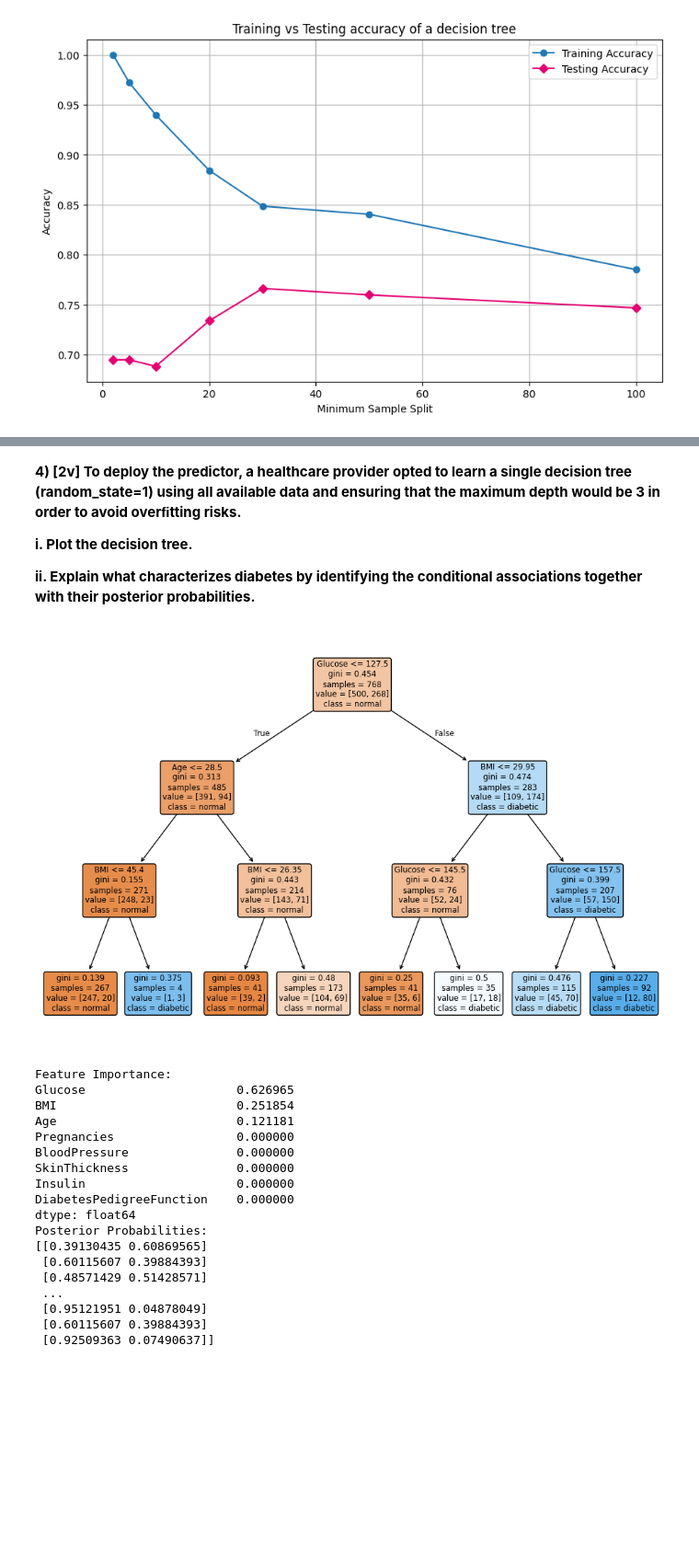
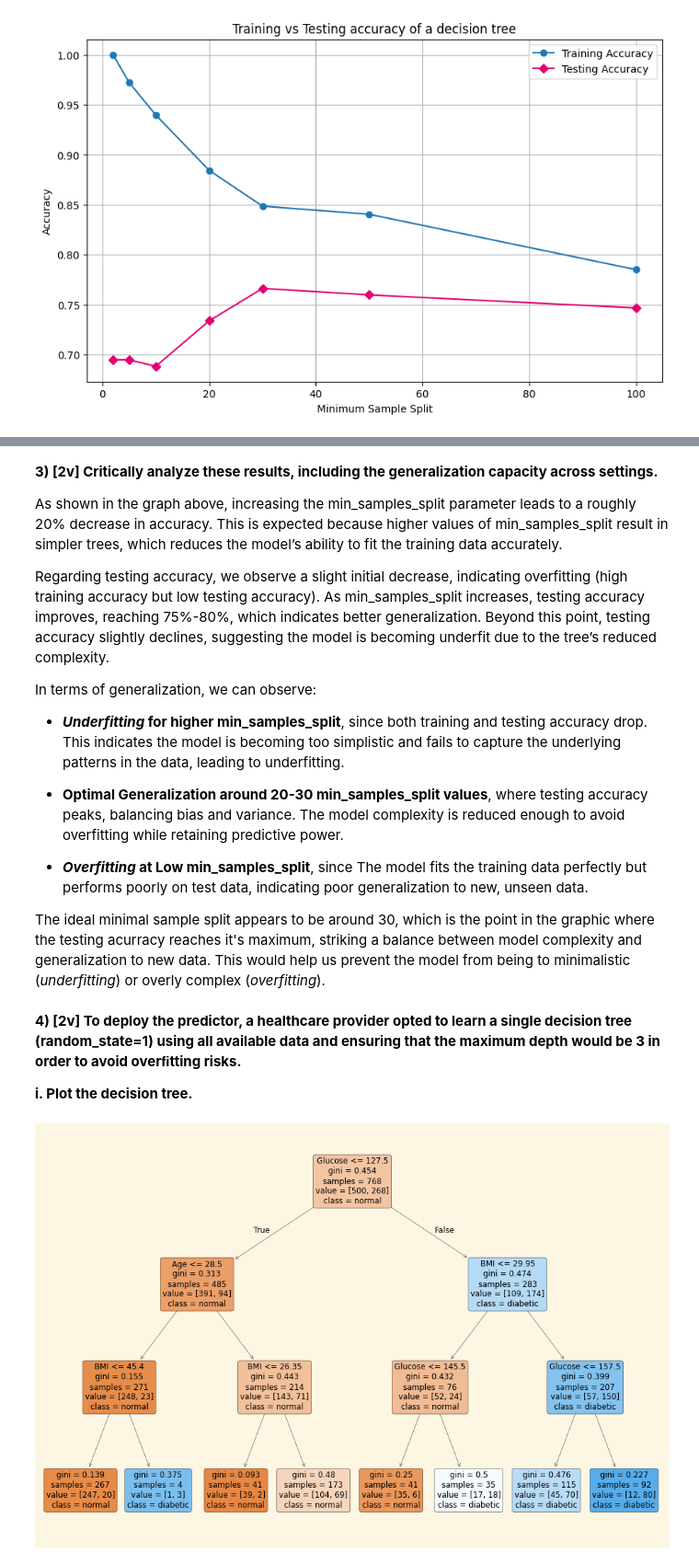
Before and after one commit to Margarida-Lourenco/HW-Apre, a Jupyter notebook: HW1/HW1_programming.ipynb, the cells around one changed output, grey strips where cells are left out. Shown: that part at 92% size. Cells and saved outputs as stored; diff of their text form; code cells hidden in the pictures; blank space fills up the shorter version.

Commit message:
atualized version (corrected parts I and II)

```diff
--- a/HW1/HW1_programming.ipynb
+++ b/HW1/HW1_programming.ipynb
@@ -129,62 +126,46 @@ The ideal depth appears to be around 30, which is the point in the graphic where
+# %% [markdown]
+**3) [2v] Critically analyze these results, including the generalization capacity across settings.**
+
+As shown in the graph above, increasing the min_samples_split parameter leads to a roughly 20% decrease in accuracy. This is expected because higher values of min_samples_split result in simpler trees, which reduces the model’s ability to fit the training data accurately.
+
+Regarding testing accuracy, we observe a slight initial decrease, indicating overfitting (high training accuracy but low testing accuracy). As min_samples_split increases, testing accuracy improves, reaching 75%-80%, which indicates better generalization. Beyond this point, testing accuracy slightly declines, suggesting the model is becoming underfit due to the tree’s reduced complexity.
+
+In terms of generalization, we can observe:
+
+- ***Underfitting* for higher min_samples_split**, since both training and testing accuracy drop. This indicates the model is becoming too simplistic and fails to capture the underlying patterns in the data, leading to underfitting.
+
+- **Optimal Generalization around 20-30 min_samples_split values**, where testing accuracy peaks, balancing bias and variance. The model complexity is reduced enough to avoid overfitting while retaining predictive power.
+
+- ***Overfitting* at Low min_samples_split**, since The model fits the training data perfectly but performs poorly on test data, indicating poor generalization to new, unseen data.
+
+The ideal minimal sample split appears to be around 30, which is the point in the graphic where the testing acurracy reaches it's maximum, striking a balance between model complexity and generalization to new data. This would help us prevent the model from being to minimalistic (*underfitting*) or overly complex (*overfitting*).
 # %% [markdown]
 **4) [2v] To deploy the predictor, a healthcare provider opted to learn a single decision tree
 (random_state=1) using all available data and ensuring that the maximum depth would be 3
 in order to avoid overﬁtting risks.**
 
 **i. Plot the decision tree.**
-
-**ii. Explain what characterizes diabetes by identifying the conditional associations
-together with their posterior probabilities.**
 # %%
 import matplotlib.pyplot as plt, pandas as pd
 from scipy.io.arff import loadarff
 from sklearn.tree import DecisionTreeClassifier, plot_tree
 
 # Load the dataset
 data = loadarff('./diabetes.arff')
 df = pd.DataFrame(data[0])
 
 # Separate features and target variable
 df["Outcome"] = df["Outcome"].str.decode("utf-8")
 X, y = df.drop("Outcome", axis=1), df["Outcome"]
 
 # Create and train the decision tree classifier
 tree = DecisionTreeClassifier(max_depth=3, random_state=1)
 tree.fit(X, y)
 
 # Plot the decision tree
 plt.figure(figsize=(12, 8))
 plot_tree(tree, feature_names=X.columns, class_names=['normal', 'diabetic'],
           filled=True, rounded=True)
 plt.show()
-
-# REMOVE IN FINAL VERSION, JUST TO TAKE CONCLUSIONS
-# Extract feature importance and posterior probabilities
-feature_importance = pd.Series(tree.feature_importances_, index=X.columns).sort_values(ascending=False)
-print('Feature Importance:')
-print(feature_importance)
-
-# Posterior probabilities for predictions
-y_prob = tree.predict_proba(X)
-print('Posterior Probabilities:')
-print(y_prob)
 # %% [output]
-[figure, old version]
+[figure, new version]
-Feature Importance:
-Glucose                     0.626965
-BMI                         0.251854
-Age                         0.121181
-Pregnancies                 0.000000
-BloodPressure               0.000000
-SkinThickness               0.000000
-Insulin                     0.000000
-DiabetesPedigreeFunction    0.000000
-dtype: float64
-Posterior Probabilities:
-[[0.39130435 0.60869565]
- [0.60115607 0.39884393]
- [0.48571429 0.51428571]
- ...
- [0.95121951 0.04878049]
- [0.60115607 0.39884393]
- [0.92509363 0.07490637]]
```
Also changed, not shown: parts of 3 cells of this notebook, 15 other files.
